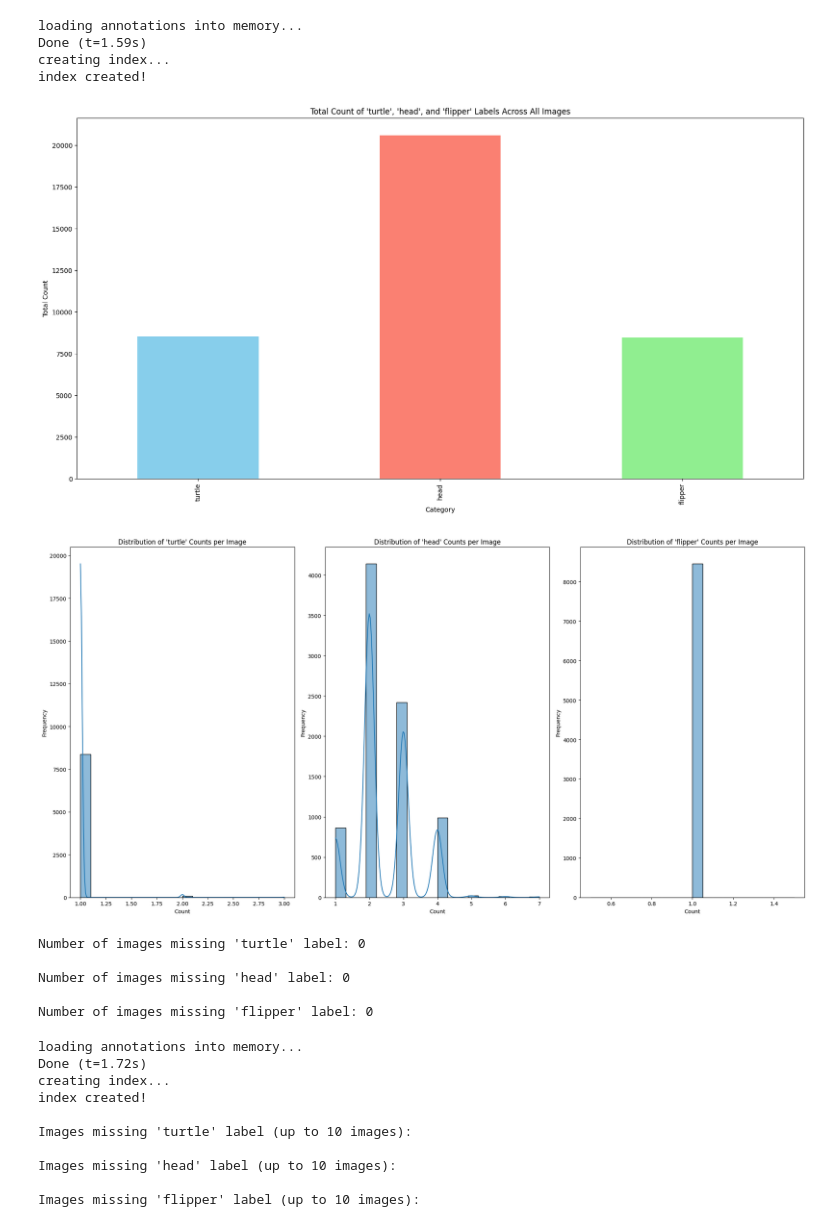
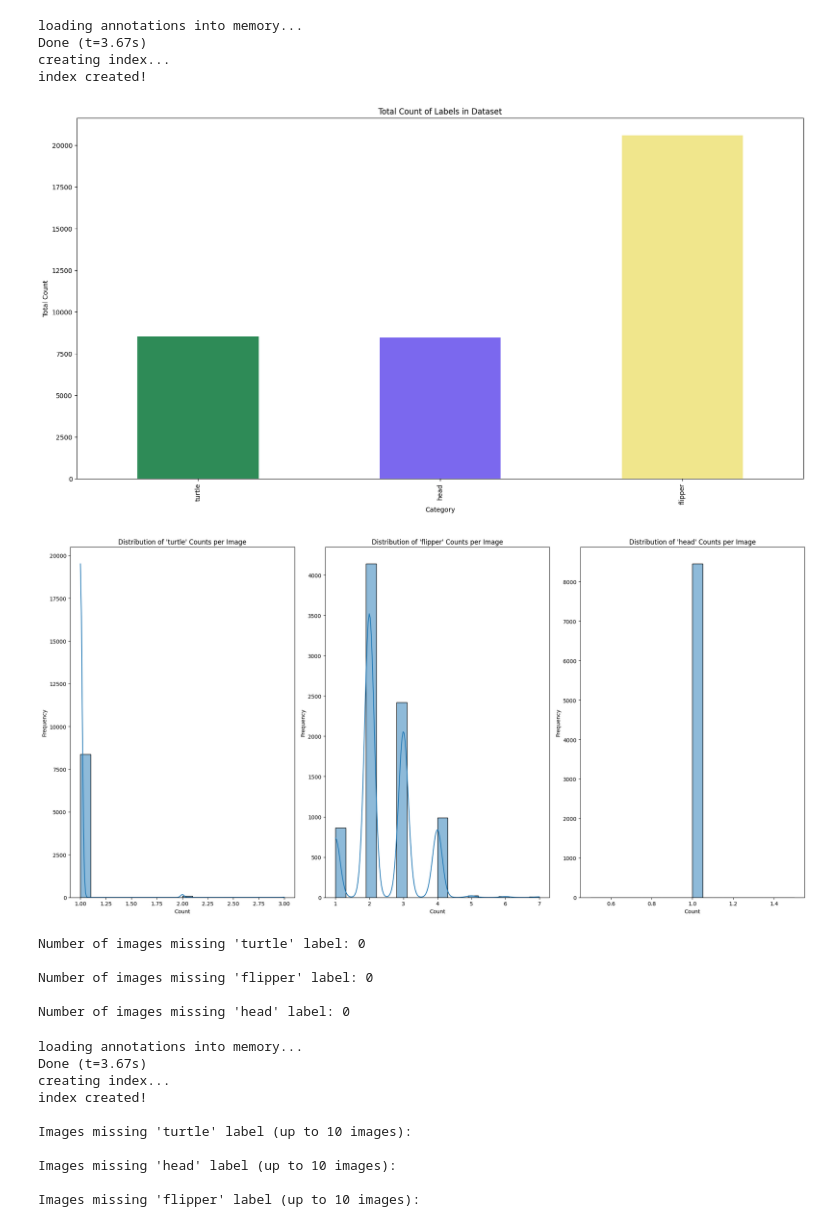
Before and after one commit to hongliang0/SeaTurtleID2022, a Jupyter notebook: dataloader.ipynb, the cells around one changed output. Drawn from its saved outputs; the diff is of its cells as text; code cells hidden in the pictures.

```diff
--- a/dataloader.ipynb
+++ b/dataloader.ipynb
@@ -3,11 +3,11 @@ import json
 from pycocotools.coco import COCO
 
 # 原始注释文件路径
-annotation_file = 'archive/turtles-data/data/annotations.json'
+annotation_file = './turtles-data/data/annotations.json'
 coco = COCO(annotation_file)
 
 # 必需的类别
-required_categories = ["turtle", "head", "flipper"]
+required_categories = ["turtle"]
 cat_ids = coco.getCatIds(catNms=required_categories)
 cat_ids_map = dict(zip(required_categories, cat_ids))
 
@@ -31,7 +31,7 @@ filtered_annotations = {
 }
 
 # 保存过滤后的注释文件
-filtered_annotation_file = 'archive/turtles-data/data/filtered_annotations.json'
+filtered_annotation_file = './turtles-data/data/filtered_annotations.json'
 with open(filtered_annotation_file, 'w') as f:
     json.dump(filtered_annotations, f)
 print(f"Filtered annotations saved to {filtered_annotation_file}")
@@ -69,5 +54,5 @@ Number of images missing 'flipper' label after filtering: 0
 # %%
-annotation_file = 'archive/turtles-data/data/filtered_annotations.json'
+annotation_file = './turtles-data/data/filtered_annotations.json'
 coco = COCO(annotation_file)
 
 import pandas as pd
@@ -75,11 +60,11 @@ import matplotlib.pyplot as plt
 import seaborn as sns
 
 
-category_names = ["turtle", "head", "flipper"]
+category_names = ["turtle", "flipper", "head"]
 cat_ids = coco.getCatIds(catNms=category_names)
 
 # Create a dictionary to count how many counts of each category there are in each image
-category_counts = {'image_id': [], 'turtle': [], 'head': [], 'flipper': []}
+category_counts = {'image_id': [], 'turtle': [], 'flipper': [], 'head': []}
 
 # Loop over each image
 img_ids = coco.getImgIds()
@@ -94,44 +79,43 @@ for img_id in img_ids:
     category_counts["turtle"].append(
         sum(ann["category_id"] == cat_ids[0] for ann in anns)
     )
-    category_counts["head"].append(
+    category_counts["flipper"].append(
         sum(ann["category_id"] == cat_ids[1] for ann in anns)
     )
-    category_counts["flipper"].append(
+    category_counts["head"].append(
         sum(ann["category_id"] == cat_ids[2] for ann in anns)
     )
 
 # Convert to dataframe
 category_counts_df = pd.DataFrame(category_counts)
 category_sums = category_counts_df[["turtle", "head", "flipper"]].sum()
 
 # Totals for each category
 plt.figure(figsize=(20, 10))
-category_sums.plot(kind="bar", color=["skyblue", "salmon", "lightgreen"])
-plt.title("Total Count of 'turtle', 'head', and 'flipper' Labels Across All Images")
+category_sums.plot(kind="bar", color=["seagreen", "mediumslateblue", "khaki"])
+plt.title("Total Count of Labels in Dataset")
 plt.xlabel("Category")
 plt.ylabel("Total Count")
 plt.show()
 
 plt.figure(figsize=(20, 10))
-for i, category in enumerate(["turtle", "head", "flipper"]):
+for i, category in enumerate(["turtle", "flipper", "head"]):
     plt.subplot(1, 3, i + 1)
     sns.histplot(category_counts_df[category], kde=True, bins=20)
     plt.title(f"Distribution of '{category}' Counts per Image")
     plt.xlabel("Count")
     plt.ylabel("Frequency")
 plt.tight_layout()
 plt.show()
 # %% [output]
 loading annotations into memory...
-Done (t=1.59s)
+Done (t=3.67s)
 creating index...
 index created!
-[figure, old version]
+[figure, new version]
 [figure]
 # %%
-
-required_categories = ["turtle", "head", "flipper"]
+required_categories = ["turtle", "flipper", "head"]
 cat_ids = coco.getCatIds(catNms=required_categories)
 cat_ids_map = dict(zip(category_names, cat_ids))
 
@@ -150,9 +134,9 @@ for category, count in missing_labels_images.items():
 # %% [output]
 Number of images missing 'turtle' label: 0
 
+Number of images missing 'flipper' label: 0
+
 Number of images missing 'head' label: 0
-
-Number of images missing 'flipper' label: 0
 # %%
 import matplotlib.pyplot as plt
 import cv2
@@ -185,7 +169,7 @@ for category, img_list in missing_labels_images.items():
     for img_id in img_list:
         # 加载图像信息和路径
         img_info = coco.loadImgs(img_id)[0]
-        image_path = 'archive/turtles-data/data/' + img_info['file_name']  # 修改为实际的图像目录
+        image_path = './turtles-data/data/' + img_info['file_name']  # 修改为实际的图像目录
         image = cv2.imread(image_path)
         image = cv2.cvtColor(image, cv2.COLOR_BGR2RGB)  # 转换为RGB格式
 
@@ -197,7 +181,7 @@ for category, img_list in missing_labels_images.items():
         plt.show()
 # %% [output]
 loading annotations into memory...
-Done (t=1.72s)
+Done (t=3.67s)
 creating index...
 index created!
 
```
Also changed, not shown: parts of 1 cell of this notebook.
